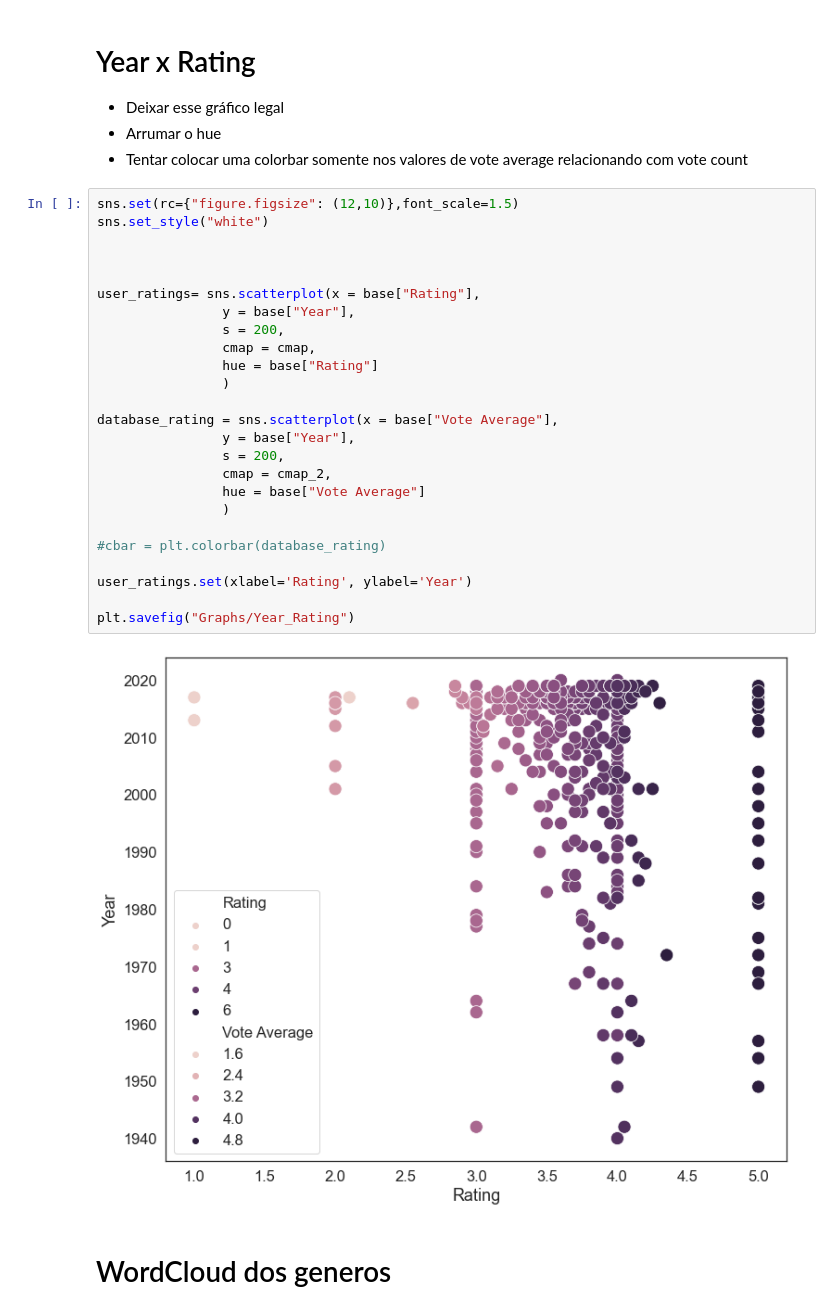
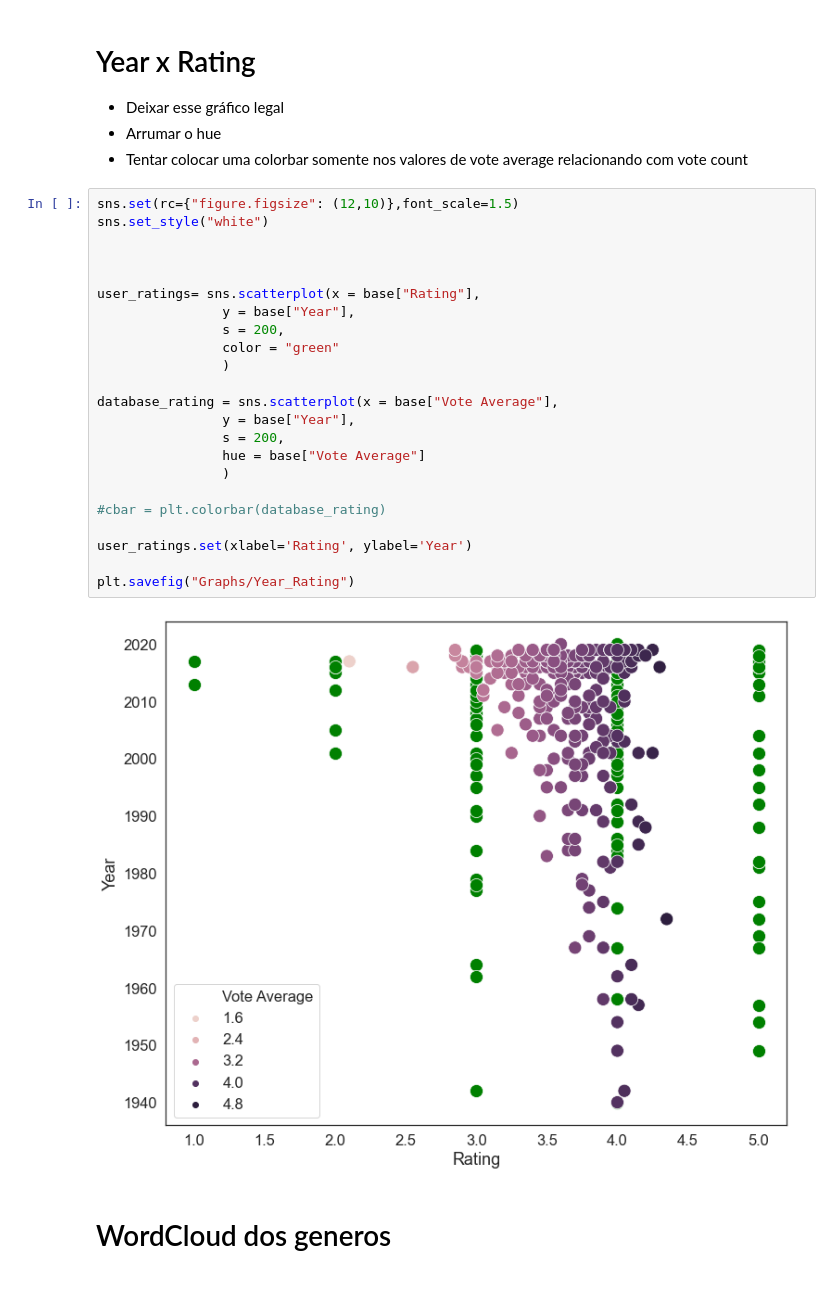
Before and after one commit to gabieller/MoviesDataBase, a Jupyter notebook: graph_analysis.ipynb, the cells around one changed output. Cells and saved outputs as stored; diff of their text form.

```diff
--- a/graph_analysis.ipynb
+++ b/graph_analysis.ipynb
@@ -101,30 +161,28 @@ genres_explode.unique()
 # %%
 sns.set(rc={"figure.figsize": (12,10)},font_scale=1.5)
 sns.set_style("white")
 
 
 
 user_ratings= sns.scatterplot(x = base["Rating"],
                 y = base["Year"],
                 s = 200,
-                cmap = cmap,
-                hue = base["Rating"]
+                color = "green"
                 )
 
 database_rating = sns.scatterplot(x = base["Vote Average"],
                 y = base["Year"],
                 s = 200,
-                cmap = cmap_2,
                 hue = base["Vote Average"]
                 )
 
 #cbar = plt.colorbar(database_rating)
 
 user_ratings.set(xlabel='Rating', ylabel='Year')
 
 plt.savefig("Graphs/Year_Rating")
 # %% [output]
-[figure, old version]
+[figure, new version]
 # %% [markdown]
 # WordCloud dos generos
 # %%
```
Also changed, not shown: parts of 29 cells of this notebook, 3 other files.
